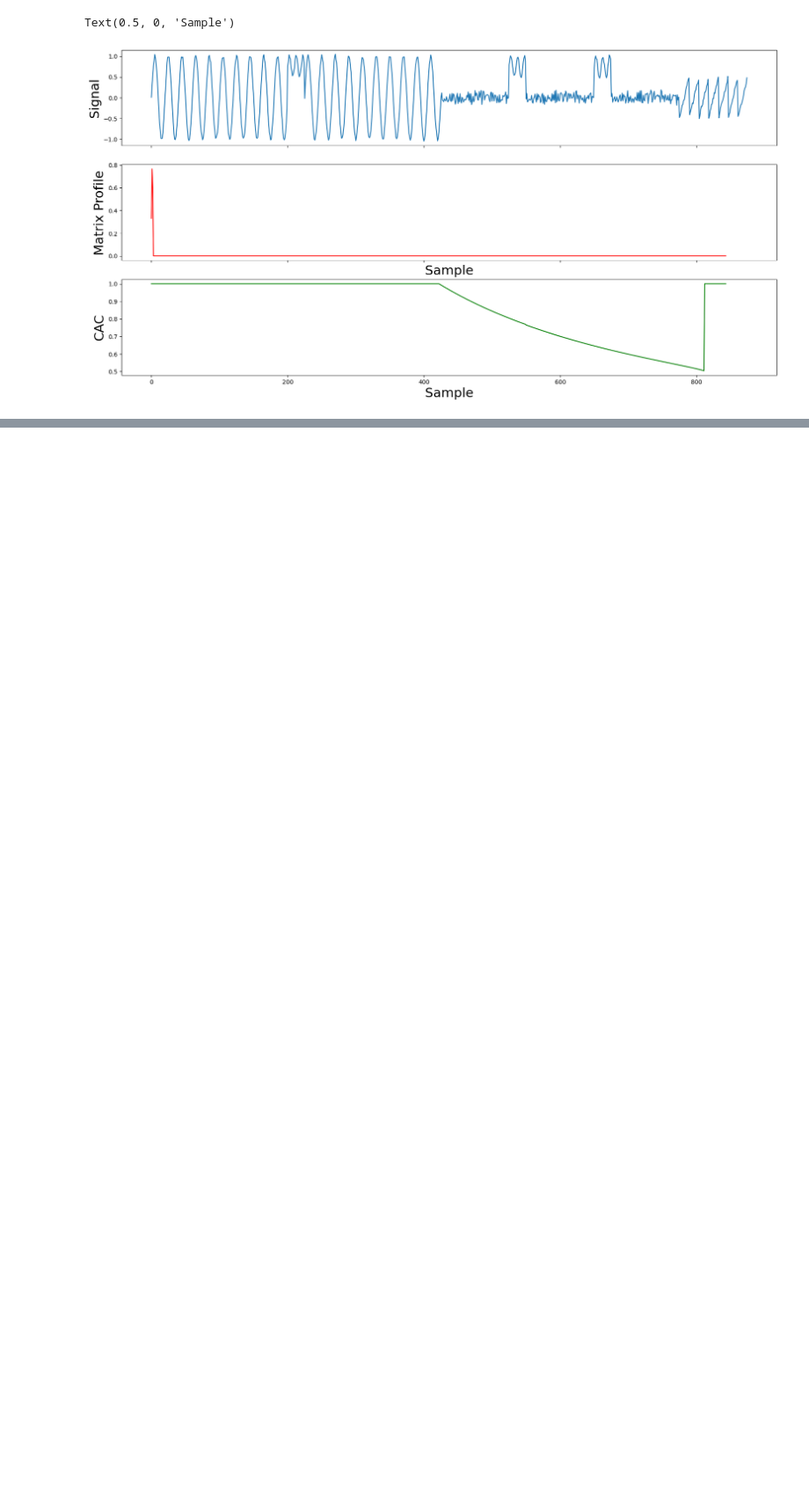
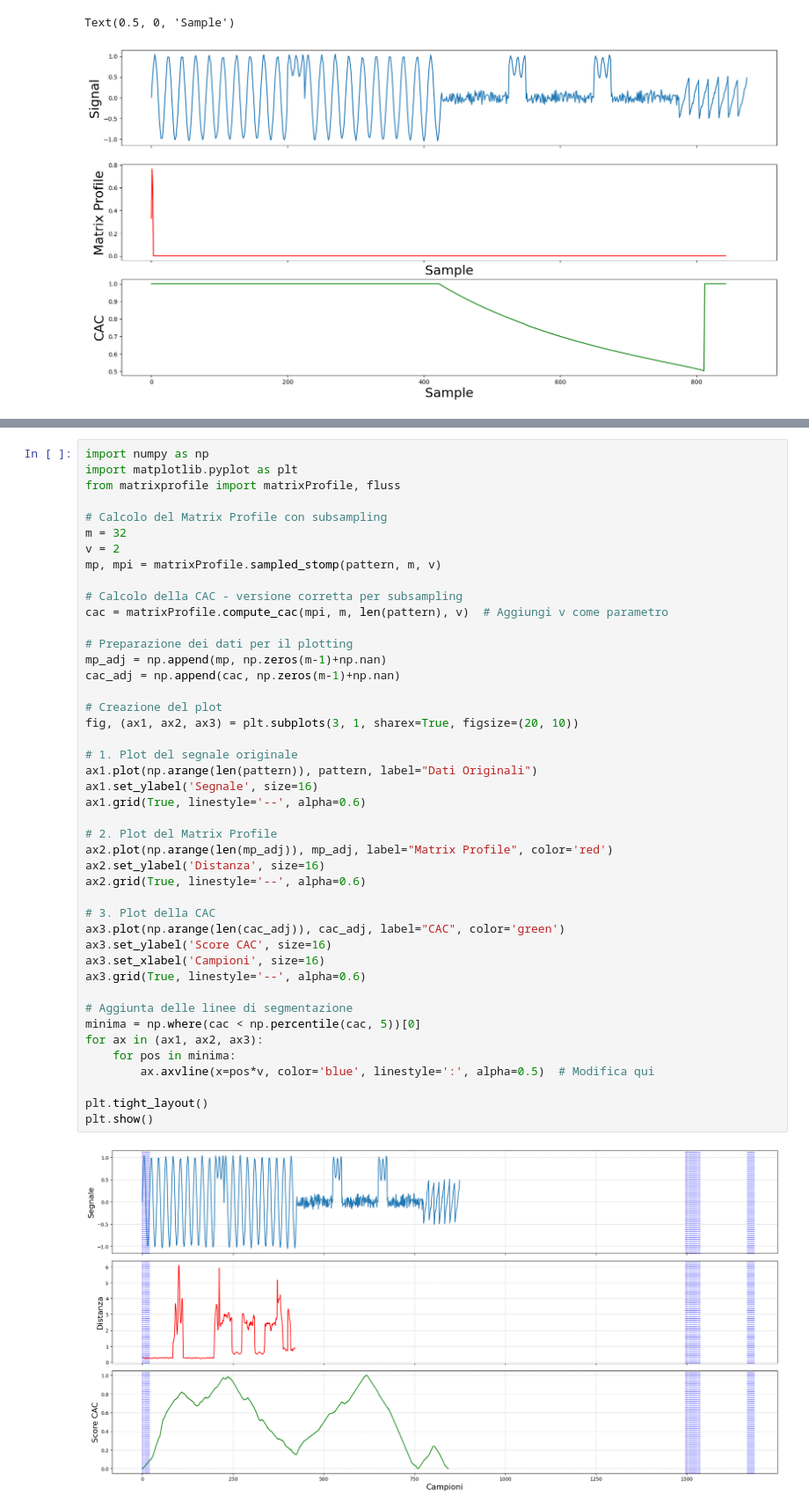
Before and after one commit to S-Nap4/matrixprofile-ts, a Jupyter notebook: docs/examples/Matrix_Profile_Tutorial.ipynb, the cells around one changed output, grey strips where cells are left out. Shown at 88% size. Cells and saved outputs as stored; diff of their text form; blank space fills up the shorter version.

```diff
--- a/docs/examples/Matrix_Profile_Tutorial.ipynb
+++ b/docs/examples/Matrix_Profile_Tutorial.ipynb
@@ -83,0 +119,46 @@ Text(0.5, 0, 'Sample')
+# %%
+import numpy as np
+import matplotlib.pyplot as plt
+from matrixprofile import matrixProfile, fluss
+
+# Calcolo del Matrix Profile con subsampling
+m = 32
+v = 2
+mp, mpi = matrixProfile.sampled_stomp(pattern, m, v)
+
+# Calcolo della CAC - versione corretta per subsampling
+cac = matrixProfile.compute_cac(mpi, m, len(pattern), v)  # Aggiungi v come parametro
+
+# Preparazione dei dati per il plotting
+mp_adj = np.append(mp, np.zeros(m-1)+np.nan)
+cac_adj = np.append(cac, np.zeros(m-1)+np.nan)
+
+# Creazione del plot
+fig, (ax1, ax2, ax3) = plt.subplots(3, 1, sharex=True, figsize=(20, 10))
+
+# 1. Plot del segnale originale
+ax1.plot(np.arange(len(pattern)), pattern, label="Dati Originali")
+ax1.set_ylabel('Segnale', size=16)
+ax1.grid(True, linestyle='--', alpha=0.6)
+
+# 2. Plot del Matrix Profile
+ax2.plot(np.arange(len(mp_adj)), mp_adj, label="Matrix Profile", color='red')
+ax2.set_ylabel('Distanza', size=16)
+ax2.grid(True, linestyle='--', alpha=0.6)
+
+# 3. Plot della CAC
+ax3.plot(np.arange(len(cac_adj)), cac_adj, label="CAC", color='green')
+ax3.set_ylabel('Score CAC', size=16)
+ax3.set_xlabel('Campioni', size=16)
+ax3.grid(True, linestyle='--', alpha=0.6)
+
+# Aggiunta delle linee di segmentazione
+minima = np.where(cac < np.percentile(cac, 5))[0]
+for ax in (ax1, ax2, ax3):
+    for pos in minima:
+        ax.axvline(x=pos*v, color='blue', linestyle=':', alpha=0.5)  # Modifica qui
+
+plt.tight_layout()
+plt.show()
+# %% [output]
+[figure, added]
```
Also changed, not shown: parts of 4 cells of this notebook, 2 other files.
